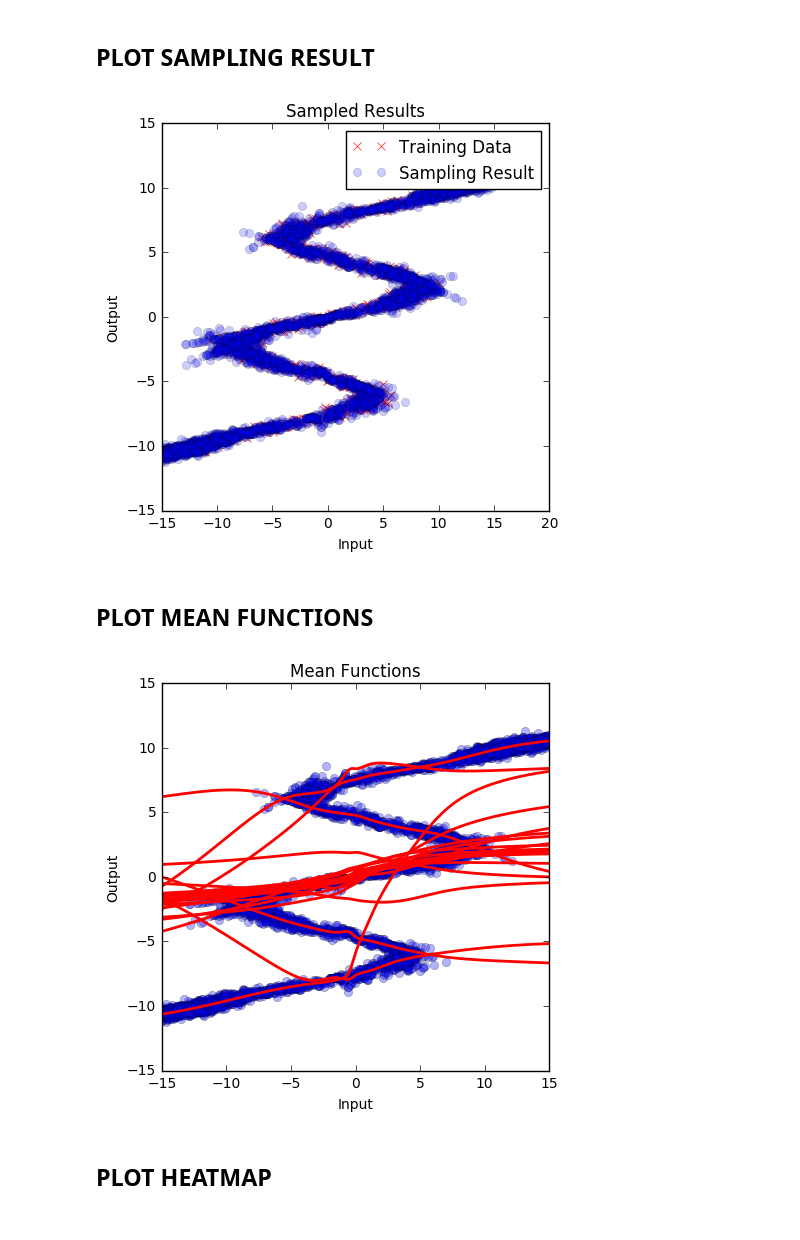
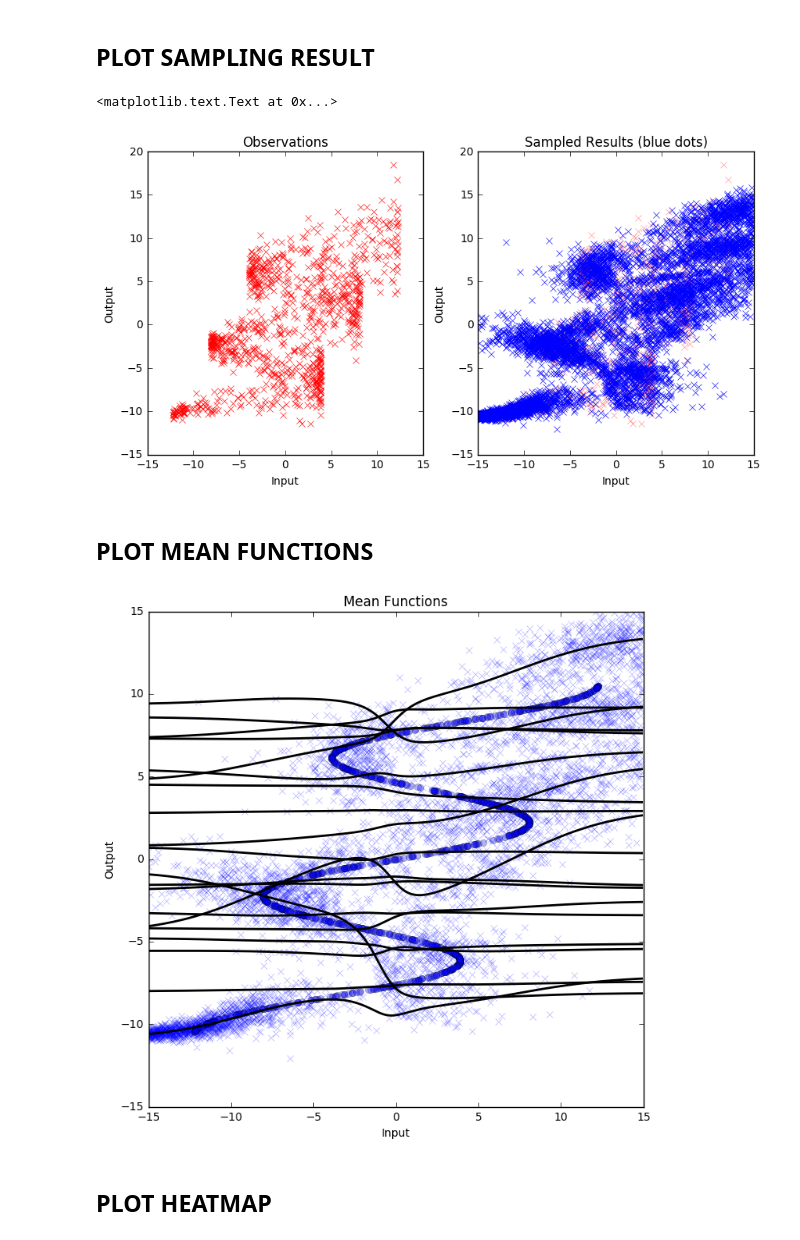
Before and after one commit to sjchoi86/advanced-tensorflow, a Jupyter notebook: mdn/mdn.ipynb, the cells around one changed output. Saved outputs shown, nothing was run; the diff lists cells and outputs as text; code cells hidden in the pictures.

```diff
--- a/mdn/mdn.ipynb
+++ b/mdn/mdn.ipynb
@@ -202,33 +210,42 @@ def gmm(_y, _out_pi, _out_sigma, _out_mu):
 
 # SET LOSS AND OPTIMIZER
 loss = gmm(y, out_pi, out_sigma, out_mu)
-optm = tf.train.AdamOptimizer(0.001).minimize(loss)
+optm = tf.train.AdamOptimizer(learning_rate=0.001
+            , beta1=0.9, beta2=0.999, epsilon=0.1).minimize(loss)
 
 # OPEN SESSION
 sess = tf.InteractiveSession()
 sess.run(tf.global_variables_initializer())
 
-NEPOCH = 15000
+NEPOCH = 30000
 losses = np.zeros(NEPOCH) # store the training progress here.
 print ("START OPTIMIZATION")
-for i in range(NEPOCH):
+for epoch in range(NEPOCH):
     feeds = {x: x_data, y: y_data}
     sess.run(optm, feed_dict=feeds)
-    losses[i] = sess.run(loss, feed_dict=feeds)
-    if (i%1000) == 0:
+    losses[epoch] = sess.run(loss, feed_dict=feeds)
+    if (epoch%4000) == 0:
         x_sample = np.float32(np.arange(-15, 15, 0.3)).reshape(-1, 1)
         out_pi_test, out_sigma_test, out_mu_test \
             = sess.run([out_pi, out_sigma, out_mu], feed_dict={x: x_sample})
         y_test = sample_gmm(out_pi_test, out_mu_test, out_sigma_test, KMIX)
 
         # PLOT
-        f, (ax1, ax2) = plt.subplots(1, 2, sharey=False, figsize=(6, 3))
+        f, (ax1, ax2, ax3) = plt.subplots(1, 3, sharey=False, figsize=(9, 3))
         ax1.plot(x_data, y_data, 'rx', alpha=0.9)
         ax1.plot(x_sample, y_test, 'bo', alpha=0.2)
-        ax1.set_title(("[%d] Sampled Results") % (i))
+        ax1.axis([-15, 15, -15, 15])
+
+        ax1.set_title(("[%d] Sampled Results") % (epoch))
         ax2.plot(x_data, y_data, 'rx', alpha=0.9)
         ax2.plot(x_sample, out_mu_test, 'k-', linewidth=2.0, label="Mean Functions")
-        ax2.set_title(("[%d] Mean Paths") % (i))
+        ax2.set_title(("[%d] Mean Paths") % (epoch))
+        ax2.axis([-15, 15, -15, 15])
+
+        ax3.plot(x_data, r_data, 'bo', alpha=0.9)
+        ax3.plot(x_sample, out_mu_test, 'k-', linewidth=2.0, label="Mean Functions")
+        ax3.set_title(("[%d] Reference Points") % (epoch))
+        ax3.axis([-15, 15, -15, 15])
         plt.show()
 print ("OPTIMIZATION FINISHED")
 # %% [output]
@@ -259,33 +273,39 @@ plt.title("Loss")
 # %%
 # SAMPLE
 x_sample = np.float32(np.arange(-15,15,0.1)).reshape(-1, 1)
 out_pi_test, out_sigma_test, out_mu_test \
     = sess.run([out_pi, out_sigma, out_mu], feed_dict={x: x_sample})
 y_test = sample_gmm(out_pi_test, out_mu_test, out_sigma_test, KMIX)
 
 # PLOT
-plt.figure(figsize=(5, 5))
-plt.plot(x_data, y_data, 'rx', alpha=0.9)
-plt.plot(x_sample, y_test, 'bo', alpha=0.2)
-plt.legend(["Training Data", "Sampling Result"])
-plt.title("Sampled Results")
-plt.xlabel("Input")
-plt.ylabel("Output")
-plt.show()
+f, (ax1, ax2) = plt.subplots(1, 2, sharey=False, figsize=(10, 5))
+ax1.plot(x_data, y_data, 'rx', alpha=0.9)
+ax1.set_title("Observations")
+ax1.set_xlabel("Input")
+ax1.set_ylabel("Output")
+
+ax2.plot(x_data, y_data, 'rx', alpha=0.4)
+ax2.plot(x_sample, y_test, 'bx', alpha=0.9)
+ax2.set_title("Sampled Results (blue dots)")
+ax2.set_xlabel("Input")
+ax2.set_ylabel("Output")
 # %% [output]
+<matplotlib.text.Text at 0x...>
-[figure, old version]
+[figure, new version]
 # %% [markdown]
 ## PLOT MEAN FUNCTIONS
 # %%
-plt.figure(figsize=(5, 5))
-p1=plt.plot(x_sample, y_test, 'bo', alpha=0.3, label="Sampling Result")
-p2=plt.plot(x_sample, out_mu_test, 'r-', linewidth=2.0, label="Mean Functions")
+plt.figure(figsize=(8, 8))
+p1=plt.plot(x_sample, y_test, 'bx', alpha=0.3, label="Sampling Result")
+plt.plot(x_data, r_data, 'bo', alpha=0.3)
+p2=plt.plot(x_sample, out_mu_test, 'k-', linewidth=2.0, label="Mean Functions")
+plt.axis([-15, 15, -15, 15])
 plt.title("Mean Functions")
 plt.xlabel("Input")
 plt.ylabel("Output")
 plt.show()
 # %% [output]
-[figure, old version]
+[figure, new version]
 # %% [markdown]
 ## PLOT HEATMAP
 # %%
```
Also changed, not shown: parts of 12 cells of this notebook, 1 other file.
